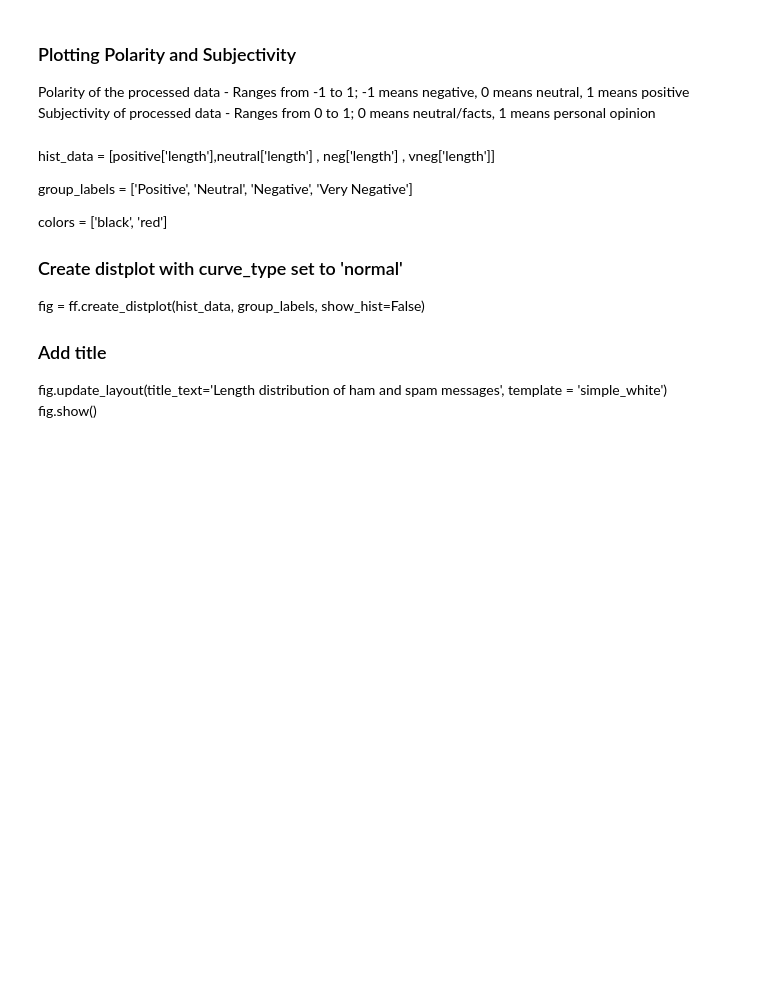
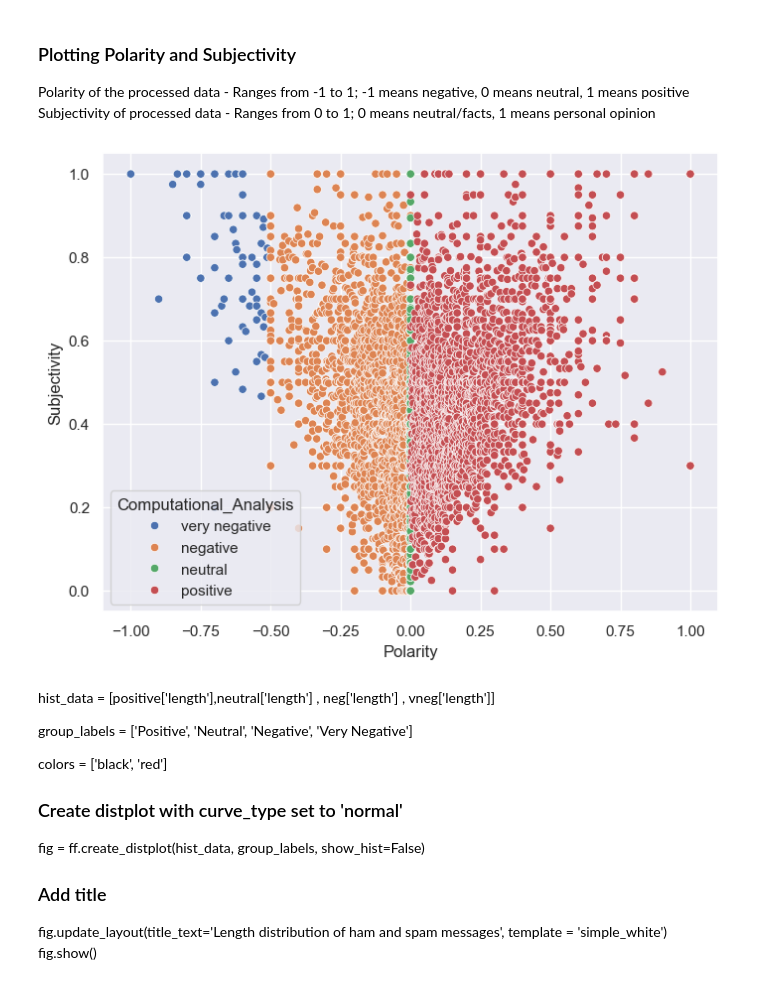
Before and after one commit to dexun02/My-DAC-Curriculum, a Jupyter notebook: DAC-008_Intro_To_NLP/DAC-008_Sentiment_Analysis_1_Student.ipynb, the cells around one changed output. Cells and saved outputs as stored; diff of their text form; code cells hidden in the pictures; blank space fills up the shorter version.

```diff
--- a/DAC-008_Intro_To_NLP/DAC-008_Sentiment_Analysis_1_Student.ipynb
+++ b/DAC-008_Intro_To_NLP/DAC-008_Sentiment_Analysis_1_Student.ipynb
@@ -424,8 +426,13 @@ Polarity of the processed data - Ranges from -1 to 1; -1 means negative, 0 means
 Subjectivity of processed data - Ranges from 0 to 1; 0 means neutral/facts, 1 means personal opinion
 # %%
 # Creating a new dataframe sort_data to sort te polarity amd computation analysis
+sort_data = processed_tweet_data.sort_values(by=['Polarity'])
+# %%
+sort_data['Computational_Analysis'] = sort_data[['Computational_Analysis']]
 # %%
 # Plotting our scatter plot
-# fig, ax = plt.subplots(figsize=(8,6))
-# sns.scatterplot(x='Polarity', y='Subjectivity', hue='Computation_Analysis', data=sort_data)
-# plt.show()
+fig, ax = plt.subplots(figsize=(8,6))
+sns.scatterplot(x='Polarity', y='Subjectivity', hue='Computational_Analysis', data=sort_data)
+plt.show()
+# %% [output]
+[figure, added]
```
Also changed, not shown: parts of 28 cells of this notebook.
